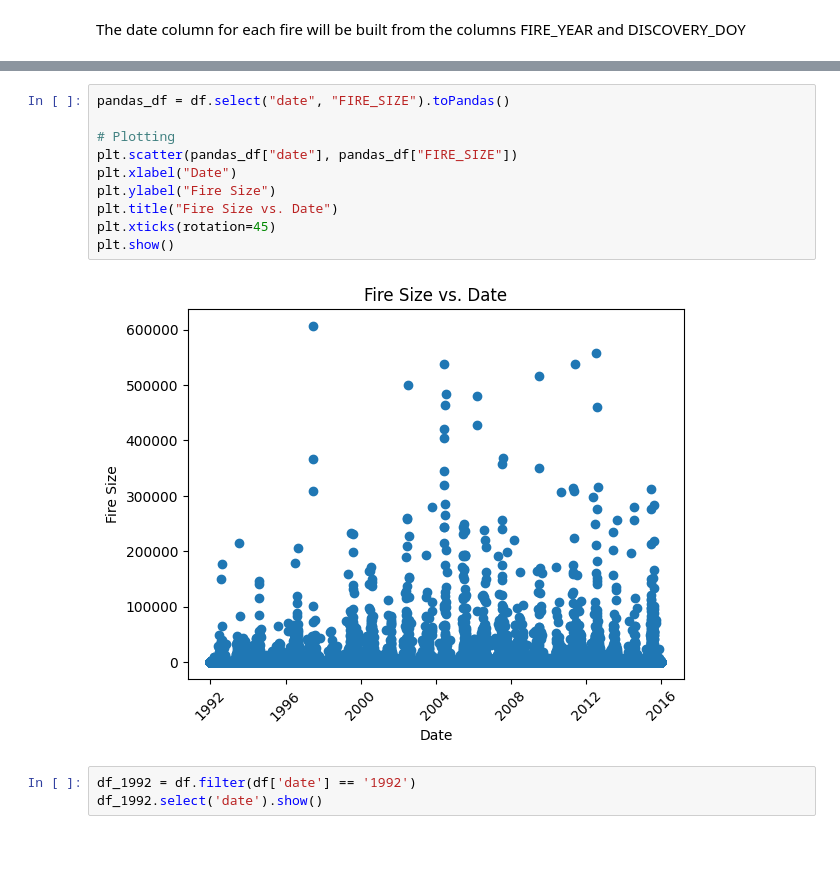
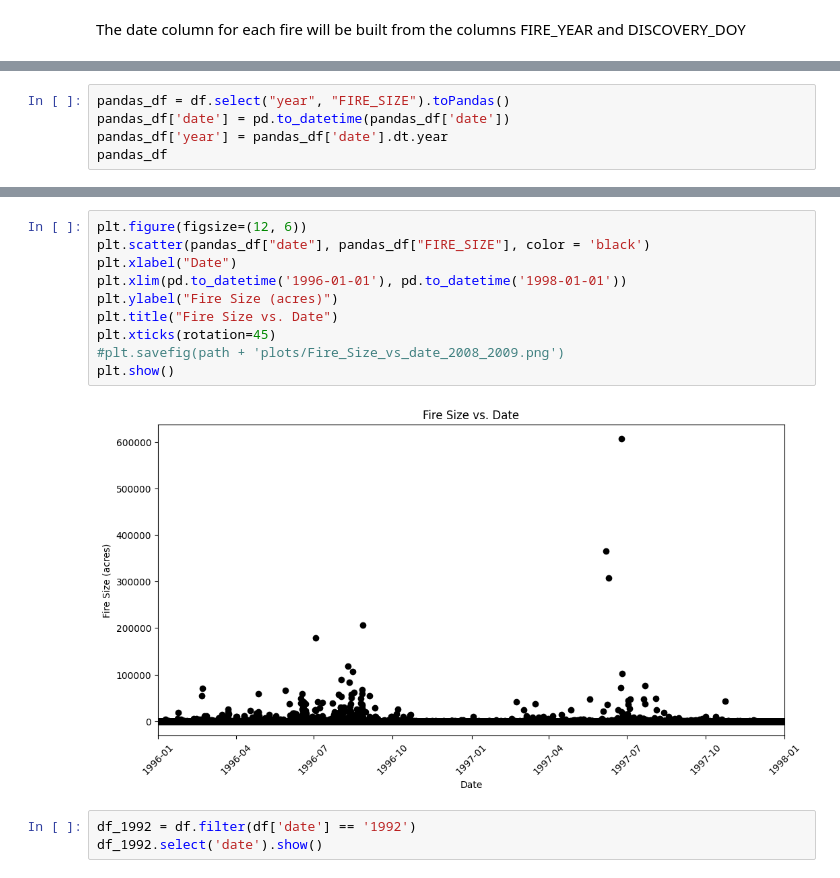
Before and after one commit to DanialArab/Geospatial_Data_Science, a Jupyter notebook: My GIS Projects/2. Exploratory Data Analysis on US Wildfires/EDA on 1.88 Million US Wildfires.ipynb, the cells around one changed output, grey strips where cells are left out. Drawn from its saved outputs; the diff is of its cells as text; blank space fills up the shorter version.

Commit message:
Plots of fire size vs date added

```diff
--- a/My GIS Projects/2. Exploratory Data Analysis on US Wildfires/EDA on 1.88 Million US Wildfires.ipynb
+++ b/My GIS Projects/2. Exploratory Data Analysis on US Wildfires/EDA on 1.88 Million US Wildfires.ipynb
@@ -970,3 +970,8 @@ df.select('date', 'FIRE_SIZE').show()
 |2004-06-04|0.100000000000000000|
 +----------+--------------------+
 only showing top 20 rows
+# %%
+pandas_df = df.select("year", "FIRE_SIZE").toPandas()
+pandas_df['date'] = pd.to_datetime(pandas_df['date'])
+pandas_df['year'] = pandas_df['date'].dt.year
+pandas_df
@@ -973,15 +992,15 @@ only showing top 20 rows
 # %%
-pandas_df = df.select("date", "FIRE_SIZE").toPandas()
-
-# Plotting
-plt.scatter(pandas_df["date"], pandas_df["FIRE_SIZE"])
+plt.figure(figsize=(12, 6))
+plt.scatter(pandas_df["date"], pandas_df["FIRE_SIZE"], color = 'black')
 plt.xlabel("Date")
-plt.ylabel("Fire Size")
+plt.xlim(pd.to_datetime('1996-01-01'), pd.to_datetime('1998-01-01'))
+plt.ylabel("Fire Size (acres)")
 plt.title("Fire Size vs. Date")
 plt.xticks(rotation=45)
+#plt.savefig(path + 'plots/Fire_Size_vs_date_2008_2009.png')
 plt.show()
 # %% [output]
-[figure, old version]
+[figure, new version]
 # %%
 df_1992 = df.filter(df['date'] == '1992')
 df_1992.select('date').show()
```
Also changed, not shown: parts of 3 cells of this notebook, 4 other files.
